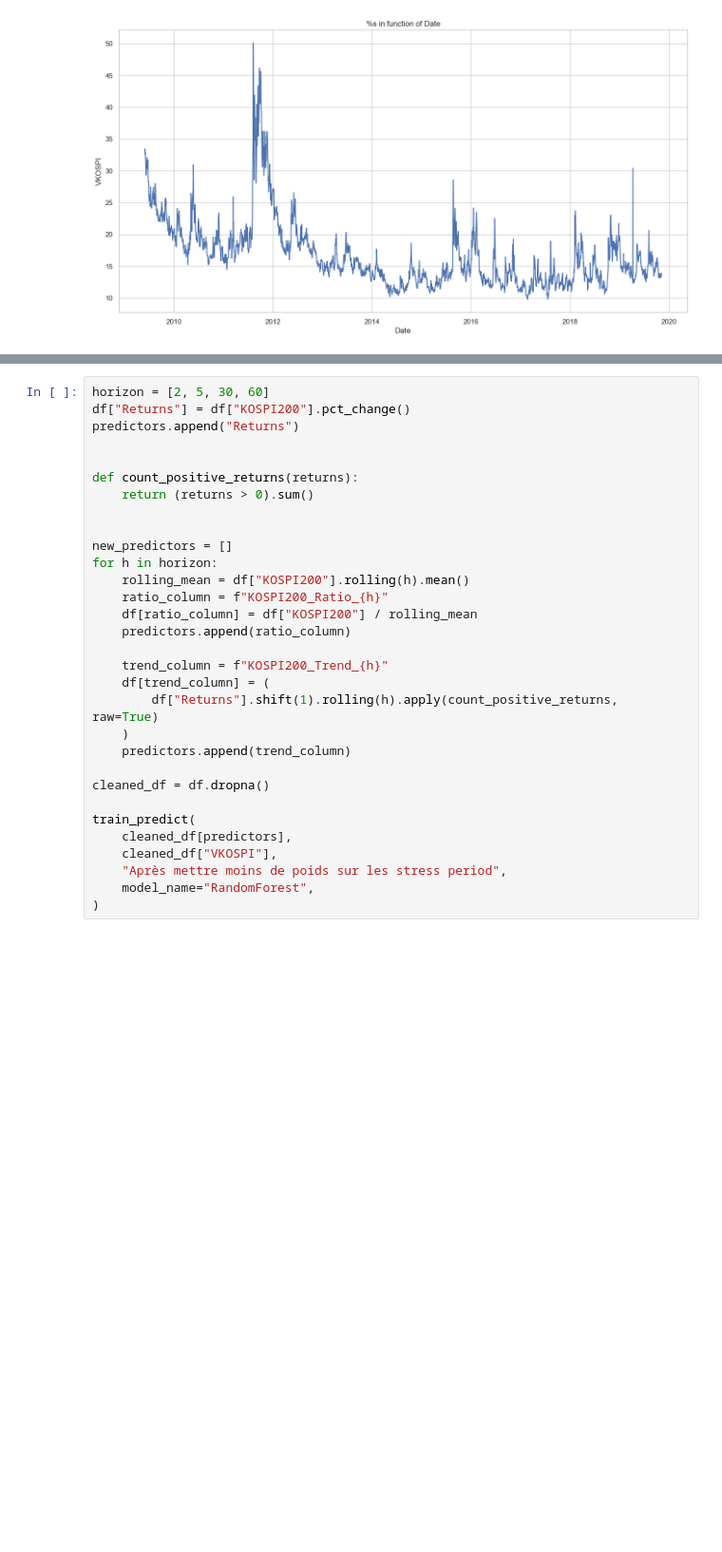
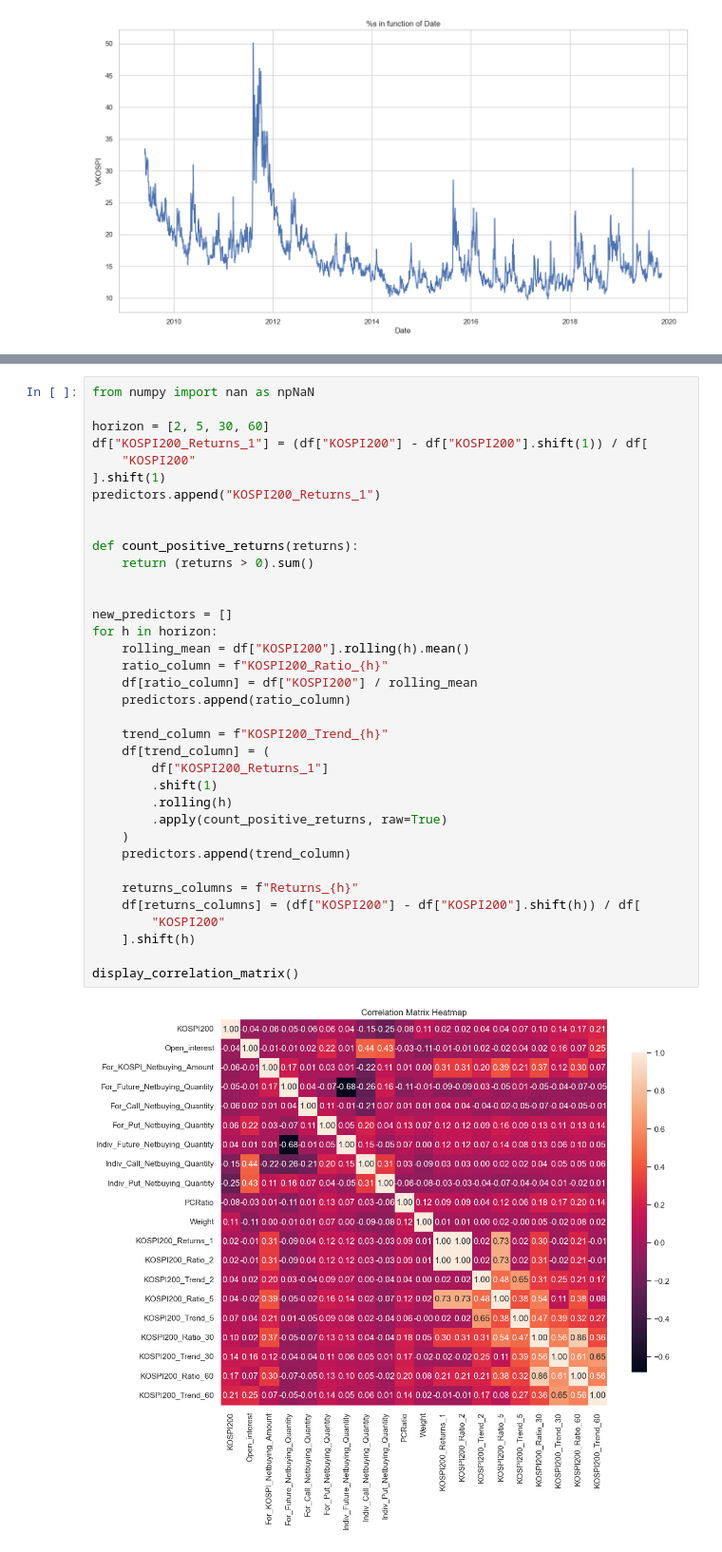
Before and after one commit to nbm6d3tp/Predict_VKOSPI, a Jupyter notebook: Main.ipynb, the cells around one changed output, grey strips where cells are left out. Shown at 95% size. Saved outputs shown, nothing was run; the diff lists cells and outputs as text; blank space fills up the shorter version.

```diff
--- a/Main.ipynb
+++ b/Main.ipynb
@@ -393,32 +414,38 @@ Add features:
 # %%
+from numpy import nan as npNaN
+
 horizon = [2, 5, 30, 60]
-df["Returns"] = df["KOSPI200"].pct_change()
-predictors.append("Returns")
+df["KOSPI200_Returns_1"] = (df["KOSPI200"] - df["KOSPI200"].shift(1)) / df[
+    "KOSPI200"
+].shift(1)
+predictors.append("KOSPI200_Returns_1")
 
 
 def count_positive_returns(returns):
     return (returns > 0).sum()
 
 
 new_predictors = []
 for h in horizon:
     rolling_mean = df["KOSPI200"].rolling(h).mean()
     ratio_column = f"KOSPI200_Ratio_{h}"
     df[ratio_column] = df["KOSPI200"] / rolling_mean
     predictors.append(ratio_column)
 
     trend_column = f"KOSPI200_Trend_{h}"
     df[trend_column] = (
-        df["Returns"].shift(1).rolling(h).apply(count_positive_returns, raw=True)
+        df["KOSPI200_Returns_1"]
+        .shift(1)
+        .rolling(h)
+        .apply(count_positive_returns, raw=True)
     )
     predictors.append(trend_column)
 
-cleaned_df = df.dropna()
+    returns_columns = f"Returns_{h}"
+    df[returns_columns] = (df["KOSPI200"] - df["KOSPI200"].shift(h)) / df[
+        "KOSPI200"
+    ].shift(h)
 
-train_predict(
-    cleaned_df[predictors],
-    cleaned_df["VKOSPI"],
-    "Après mettre moins de poids sur les stress period",
-    model_name="RandomForest",
-)
+display_correlation_matrix()
 # %% [output]
+[figure, added]
```
Also changed, not shown: parts of 59 cells of this notebook.
